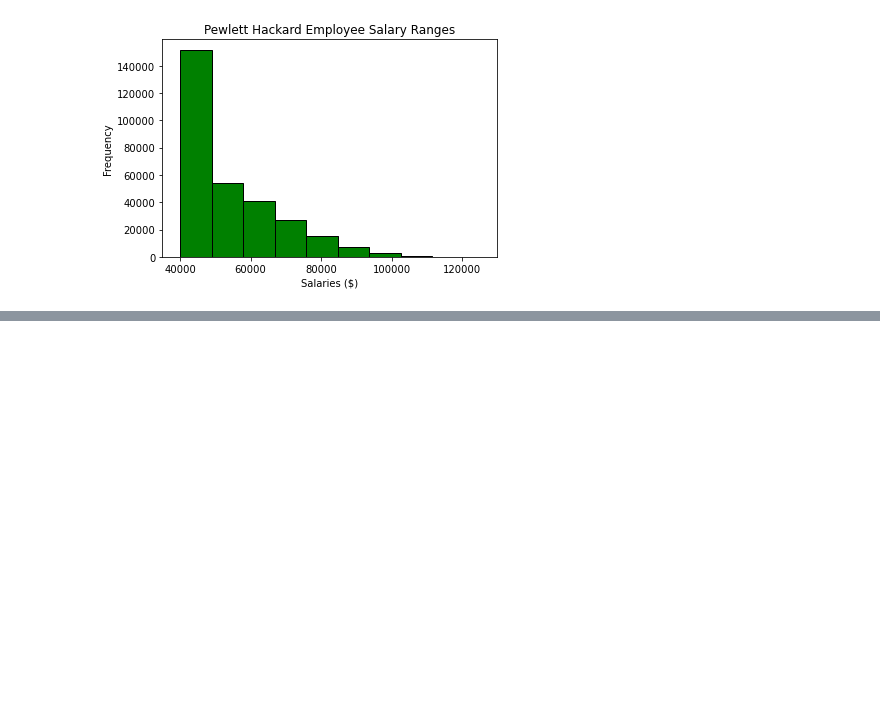
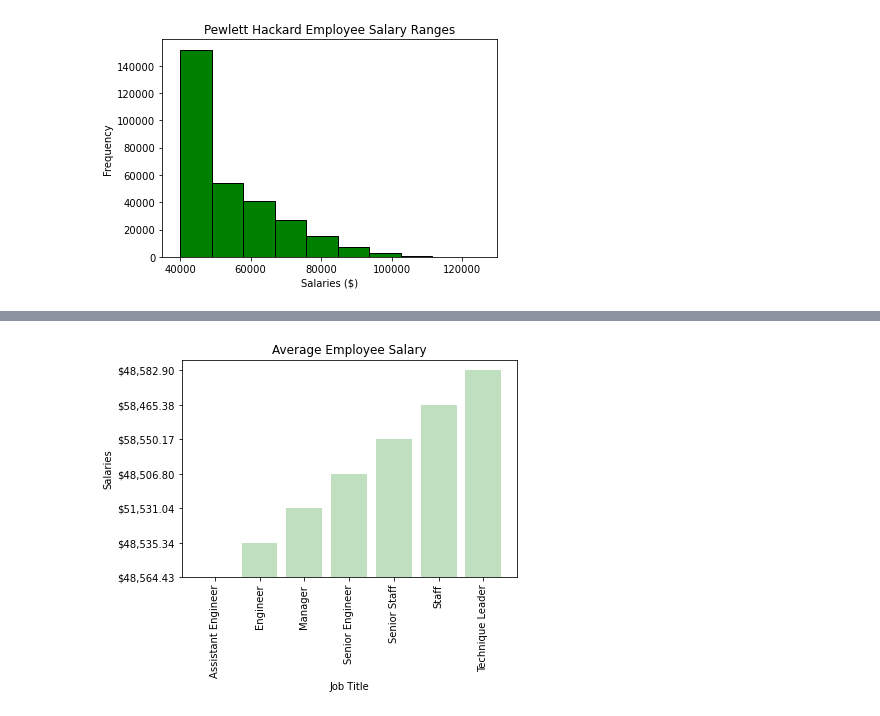
Before and after one commit to amudd10/sql_challenge2, a Jupyter notebook: SQL_bonus.ipynb, the cells around one changed output, grey strips where cells are left out. Cells and saved outputs as stored; diff of their text form; code cells hidden in the pictures; blank space fills up the shorter version.

```diff
--- a/SQL_bonus.ipynb
+++ b/SQL_bonus.ipynb
@@ -60,0 +134,3 @@ plt.show()
+# %%
+new_combined_df = pd.merge(combined_salemp, title_new, on="emp_title_id", how="inner")
+new_combined_df.head(10)
@@ -60,0 +149,4 @@ plt.show()
+# %%
+#Applicable columns = emp_no, salary, title (rest of columns--> drop)
+plotted_df = new_combined_df.drop(columns = ["emp_title_id", "birth_date", "first_name", "last_name", "sex", "hire_date","emp_no"])
+plotted_df.head(10)
@@ -60,0 +165,4 @@ plt.show()
+# %%
+group_by_title = plotted_df.groupby("title").mean()
+group_by_title["salary"] = group_by_title["salary"].map("${:,.2f}".format)
+group_by_title.head(10)
@@ -60,0 +179,3 @@ plt.show()
+# %%
+group_by_title = group_by_title.reset_index()
+group_by_title
@@ -60,0 +193,17 @@ plt.show()
+# %%
+#Data Visulaization
+x_axis = group_by_title["title"]
+y_axis = group_by_title["salary"]
+ticks = np.arange(len(x_axis))
+
+plt.bar(x_axis, y_axis, align="center", alpha = 0.25, color = "green")
+plt.xticks(ticks, x_axis, rotation = 90)
+
+
+plt.xlabel("Job Title")
+plt.ylabel("Salaries")
+plt.title("Average Employee Salary")
+
+plt.show()
+# %% [output]
+[figure, added]
```
Also changed, not shown: parts of 11 cells of this notebook.
